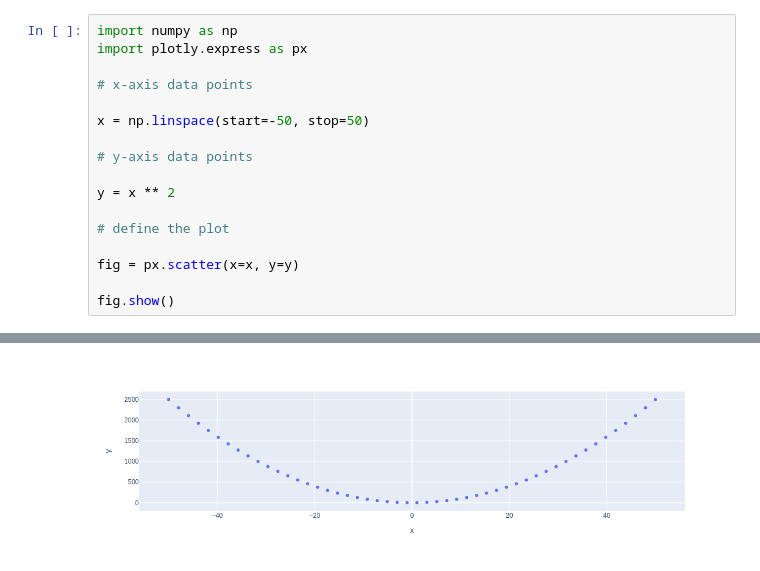
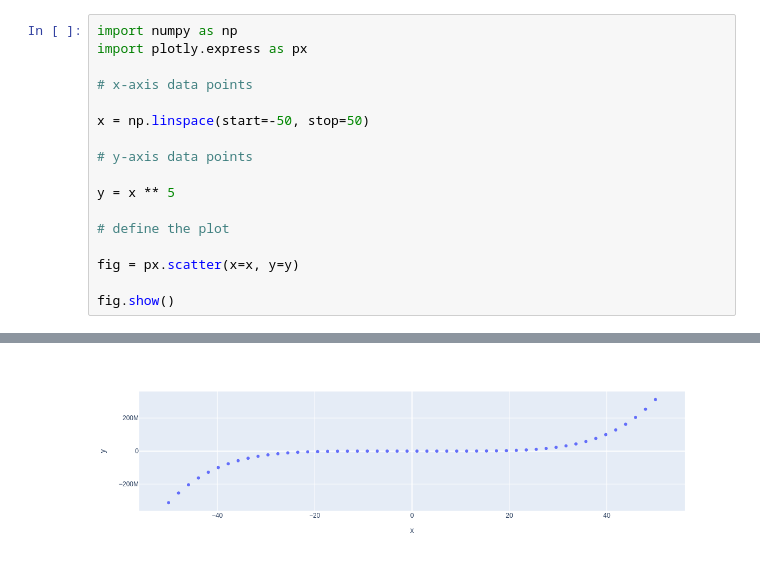
Before and after one commit to mohamedhegazy17/my-notebooks-repo, a Jupyter notebook: experiment1.ipynb, the cells around one changed output, grey strips where cells are left out. Saved outputs shown, nothing was run; the diff lists cells and outputs as text.

```diff
--- a/experiment1.ipynb
+++ b/experiment1.ipynb
@@ -8,7 +8,7 @@ x = np.linspace(start=-50, stop=50)
 
 # y-axis data points
 
-y = x ** 2
+y = x ** 5
 
 # define the plot
 
@@ -20 +19 @@ fig.show()
-[figure, old version]
+[figure, new version]
```
Also changed, not shown: parts of 1 cell of this notebook.
